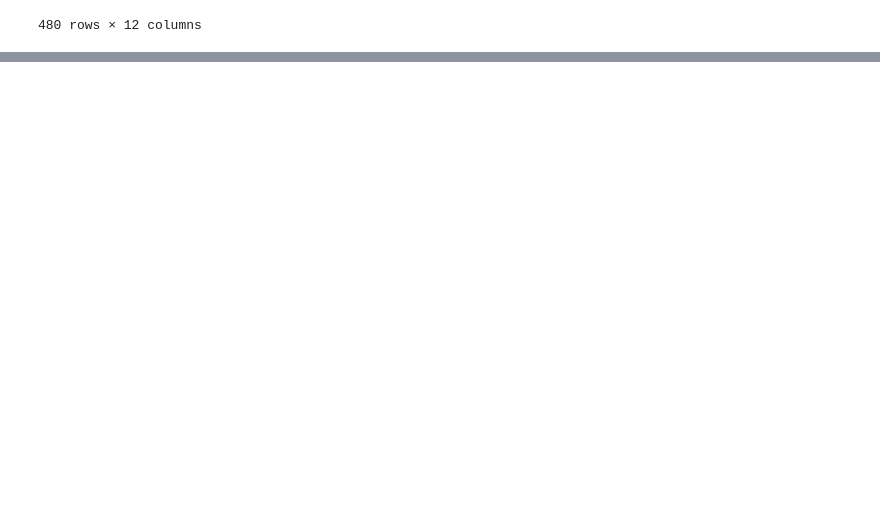
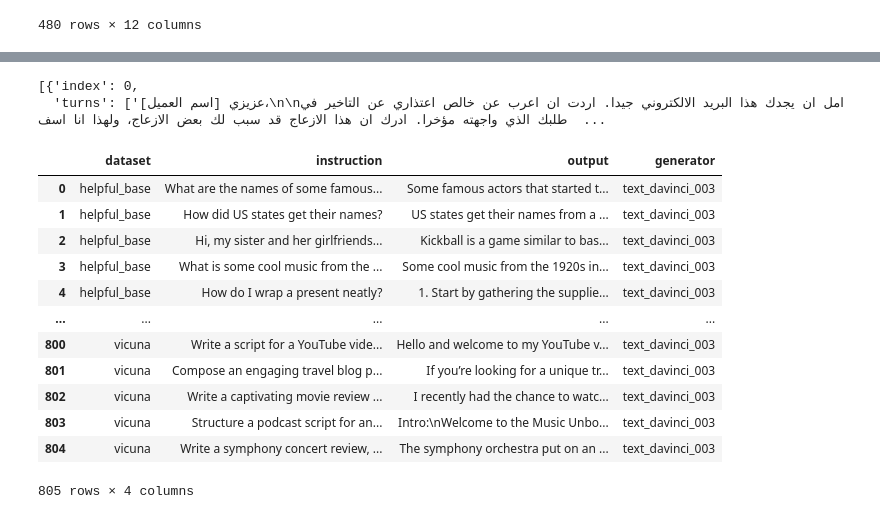
Before and after one commit to kirill-fedyanin/FastChat, a Jupyter notebook: explore.ipynb, the cells around one changed output, grey strips where cells are left out. Drawn from its saved outputs; the diff is of its cells as text; code cells hidden in the pictures; blank space fills up the shorter version.

```diff
--- a/explore.ipynb
+++ b/explore.ipynb
@@ -501,0 +570,6 @@ pairs_2.to_json("fastchat/llm_judge/data/mt_bench/model_judgment/gpt-4_pair.json
+# %%
+
+ans.iloc[0].choices
+# %% [output]
+[{'index': 0,
+  'turns': ['عزيزي [اسم العميل]،\n\nامل ان يجدك هذا البريد الالكتروني جيدا. اردت ان اعرب عن خالص اعتذاري عن التاخير في طلبك الذي واجهته مؤخرا. ادرك ان هذا الازعاج قد سبب لك بعض الازعاج، ولهذا انا اسف  ...
@@ -501,0 +579,18 @@ pairs_2.to_json("fastchat/llm_judge/data/mt_bench/model_judgment/gpt-4_pair.json
+# %%
+alpaca = pd.read_json("https://huggingface.co/datasets/tatsu-lab/alpaca_eval/raw/main/alpaca_eval.json")
+# %%
+alpaca
+# %% [output]
+|  | dataset | instruction | output | generator |
+| 0 | helpful_base | What are the names of some famous... | Some famous actors that started t... | text_davinci_003 |
+| 1 | helpful_base | How did US states get their names? | US states get their names from a ... | text_davinci_003 |
+| 2 | helpful_base | Hi, my sister and her girlfriends... | Kickball is a game similar to bas... | text_davinci_003 |
+| 3 | helpful_base | What is some cool music from the ... | Some cool music from the 1920s in... | text_davinci_003 |
+| 4 | helpful_base | How do I wrap a present neatly? | 1. Start by gathering the supplie... | text_davinci_003 |
+| ... | ... | ... | ... | ... |
+| 800 | vicuna | Write a script for a YouTube vide... | Hello and welcome to my YouTube v... | text_davinci_003 |
+| 801 | vicuna | Compose an engaging travel blog p... | If you’re looking for a unique tr... | text_davinci_003 |
+| 802 | vicuna | Write a captivating movie review ... | I recently had the chance to watc... | text_davinci_003 |
+| 803 | vicuna | Structure a podcast script for an... | Intro:\nWelcome to the Music Unbo... | text_davinci_003 |
+| 804 | vicuna | Write a symphony concert review, ... | The symphony orchestra put on an ... | text_davinci_003 |
+805 rows × 4 columns
```
Also changed, not shown: parts of 11 cells of this notebook, 4 other files.
